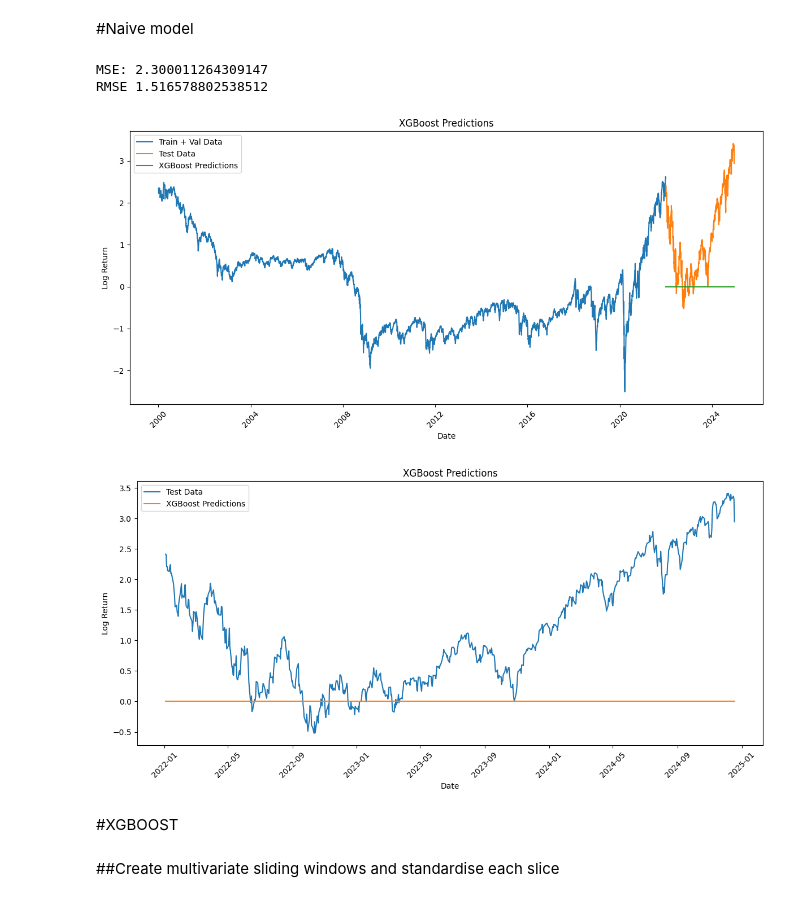
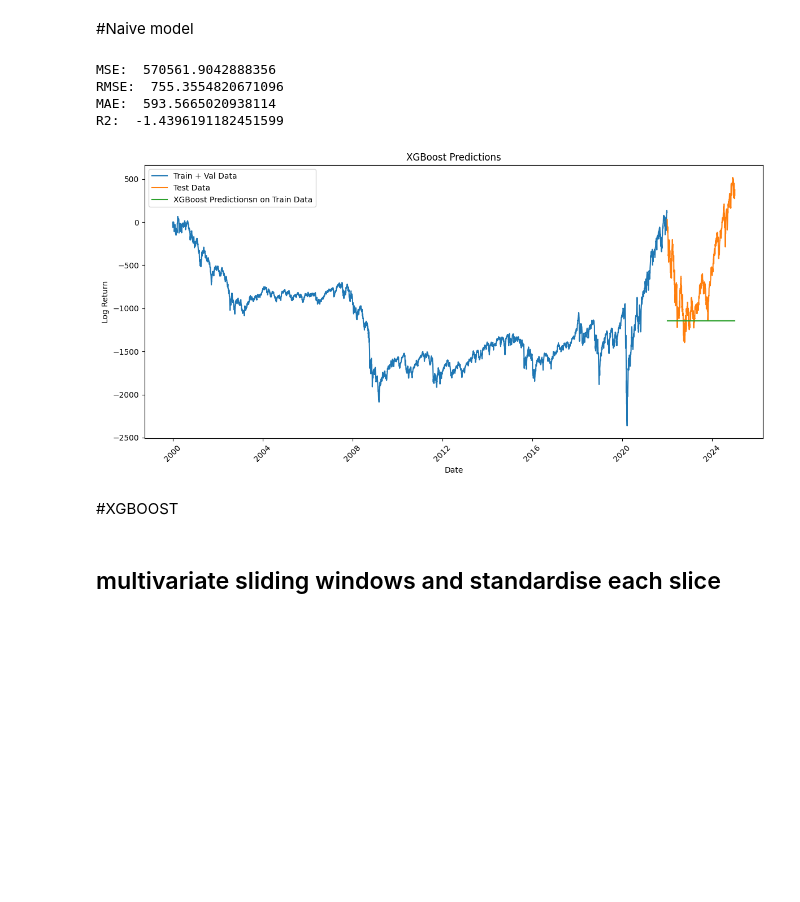
Before and after one commit to andreadamiano/Arbitrated-Dynamic-Ensemble, a Jupyter notebook: Project_code/XGBoost/XGBoost model.ipynb, the cells around one changed output. Cells and saved outputs as stored; diff of their text form; code cells hidden in the pictures; blank space fills up the shorter version.

```diff
--- a/Project_code/XGBoost/XGBoost model.ipynb
+++ b/Project_code/XGBoost/XGBoost model.ipynb
@@ -677,59 +783,67 @@ Drive already mounted at /content/gdrive; to attempt to forcibly remount, call d
 # %%
 #naive model that predict the means
 class naive_estimator:
     def __init__(self):
         self.mean_value = None  # Initialize mean
 
     def fit(self, train_data):
-      self.mean_value = np.mean(train_data)
+      self.mean_value = np.mean(train_data.iloc[:,0])
 
     def predict(self, test_data):
       return np.full(len(test_data), self.mean_value)  # Creates array of mean values
 
 
+train_data = residuals.loc[: '2018']
+train_data.index = pd.to_datetime(train_data.index)
+
+val_data = residuals.loc['2019': '2021']
+val_data.index = pd.to_datetime(val_data.index)
+
+train_val_data = residuals.loc[: '2022']
+train_val_data.index = pd.to_datetime(train_val_data.index)
+
+test_data = residuals.loc['2022':]
+test_data.index = pd.to_datetime(test_data.index)
+
+
+#train + fit naive model
 mean_esitmator = naive_estimator()
-mean_esitmator.fit(y_train_val)
-predictions = mean_esitmator.predict(y_test)
+mean_esitmator.fit(train_val_data)
+test_predictions = mean_esitmator.predict(test_data)
 
-mse = mean_squared_error(y_test, predictions)
+
+mse = mean_squared_error(test_data, test_predictions)
 rmse = np.sqrt(mse)
-print('MSE:', mse)
-print('RMSE', rmse)
+mae = mean_absolute_error(test_data, test_predictions)
+r2 = r2_score(test_data, test_predictions)
+print('MSE: ', mse)
+print('RMSE: ', rmse)
+print('MAE: ', mae)
+print('R2: ', r2)
 
 
 #visualize
 plt.figure(figsize=(12, 6))
-sns.lineplot(x=train_val_data.index, y=y_train_val, label="Train + Val Data")
-sns.lineplot(x=test_data.index, y=y_test, label="Test Data")
-sns.lineplot(x=test_data.index, y=predictions, label="XGBoost Predictions")
+sns.lineplot(x=train_val_data.index, y=train_val_data.squeeze(), label="Train + Val Data")
+sns.lineplot(x=test_data.index, y=test_data.squeeze(), label="Test Data")
+sns.lineplot(x=test_data.index, y=test_predictions, label="XGBoost Predictionsn on Train Data")
 plt.title('XGBoost Predictions')
 plt.xlabel('Date')
 plt.ylabel('Log Return')
 plt.xticks(rotation=45)  # Rotate x-axis labels
 plt.tight_layout() # Automatically adjusts the layout
 plt.legend()
 plt.show()
-
-#close up
-plt.figure(figsize=(12, 6))
-sns.lineplot(x=test_data.index, y=y_test, label="Test Data")
-sns.lineplot(x=test_data.index, y=predictions, label="XGBoost Predictions")
-plt.title('XGBoost Predictions')
-plt.xlabel('Date')
-plt.ylabel('Log Return')
-plt.xticks(rotation=45)  # Rotate x-axis labels
-plt.tight_layout() # Automatically adjusts the layout
-plt.legend()
-plt.show()
 # %% [output]
-MSE: 2.300011264309147
-RMSE 1.516578802538512
+MSE:  570561.9042888356
+RMSE:  755.3554820671096
+MAE:  593.5665020938114
+R2:  -1.4396191182451599
-[figure, old version]
+[figure, new version]
-[figure, removed]
 # %% [markdown]
 #XGBOOST
 # %% [markdown]
-##Create multivariate sliding windows and standardise each slice
+## multivariate sliding windows and standardise each slice
 # %%
 #slice first and then stardardize as explained in this paper (https://www.researchgate.net/publication/334316495_Financial_Time_Series_Data_Processing_for_Machine_Learning)
 def sliding_windows(data, seq_length, num_cols, cat_cols):
```
Also changed, not shown: parts of 17 cells of this notebook, 8 other files.
